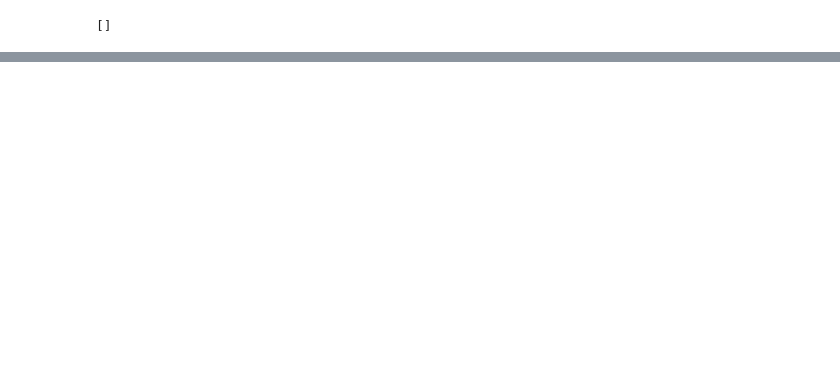
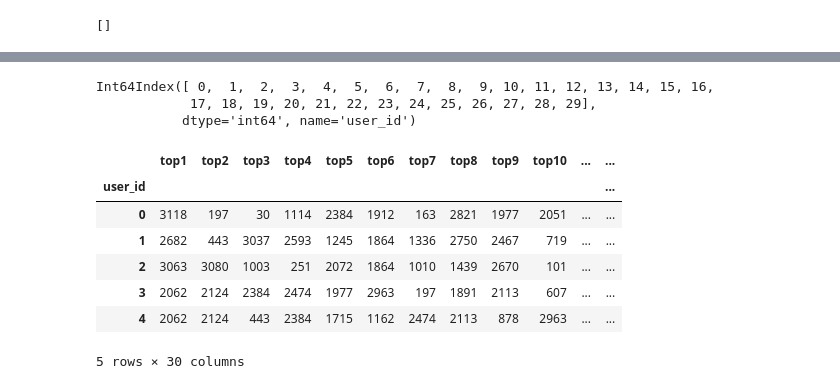
Before and after one commit to vector-b/AnimeRecommendationSystem, a Jupyter notebook: Anime Recommendation System.ipynb, the cells around one changed output, grey strips where cells are left out. Drawn from its saved outputs; the diff is of its cells as text; code cells hidden in the pictures; blank space fills up the shorter version.

```diff
--- a/Anime Recommendation System.ipynb
+++ b/Anime Recommendation System.ipynb
@@ -196,0 +312,25 @@ find_close_match
+# %%
+def find_n_neighbours(df,n):
+    order = np.argsort(df.values, axis=1)[:, :n]
+    df = df.apply(lambda x: pd.Series(x.sort_values(ascending=False)
+           .iloc[:n].index,
+          index=['top{}'.format(i) for i in range(1, n+1)]), axis=1)
+    return df
+# %%
+similarity_with_anime.iloc[:30].index
+# %% [output]
+Int64Index([ 0,  1,  2,  3,  4,  5,  6,  7,  8,  9, 10, 11, 12, 13, 14, 15, 16,
+            17, 18, 19, 20, 21, 22, 23, 24, 25, 26, 27, 28, 29],
+           dtype='int64', name='user_id')
+# %%
+sim_user_30_m = find_n_neighbours(similarity_with_anime,30)
+sim_user_30_m.head()
+# %% [output]
+|  | top1 | top2 | top3 | top4 | top5 | top6 | top7 | top8 | top9 | top10 | ... | ... |
+| user_id |  |  |  |  |  |  |  |  |  |  |  | ... |
+| 0 | 3118 | 197 | 30 | 1114 | 2384 | 1912 | 163 | 2821 | 1977 | 2051 | ... | ... |
+| 1 | 2682 | 443 | 3037 | 2593 | 1245 | 1864 | 1336 | 2750 | 2467 | 719 | ... | ... |
+| 2 | 3063 | 3080 | 1003 | 251 | 2072 | 1864 | 1010 | 1439 | 2670 | 101 | ... | ... |
+| 3 | 2062 | 2124 | 2384 | 2474 | 1977 | 2963 | 197 | 1891 | 2113 | 607 | ... | ... |
+| 4 | 2062 | 2124 | 443 | 2384 | 1715 | 1162 | 2474 | 2113 | 878 | 2963 | ... | ... |
+5 rows × 30 columns
```
Also changed, not shown: parts of 26 cells of this notebook, 1 other file.
